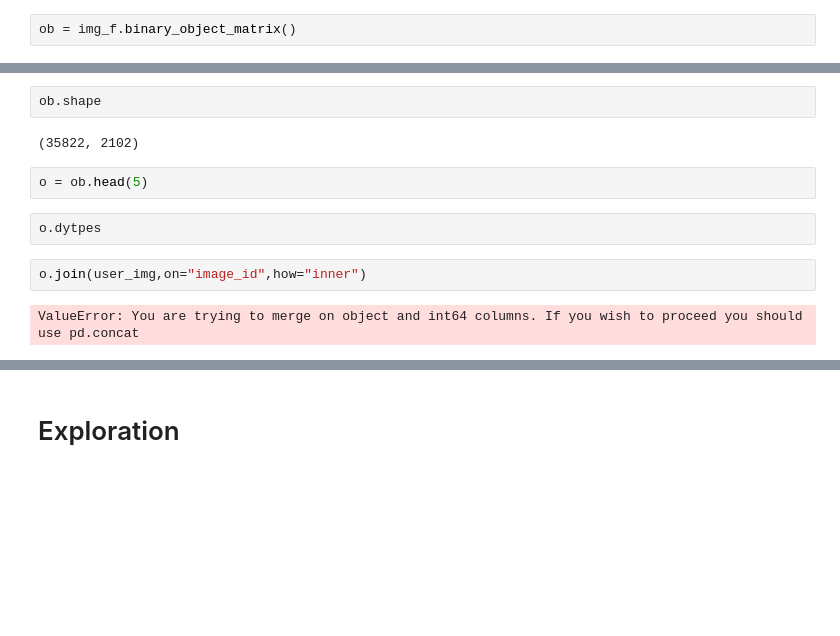
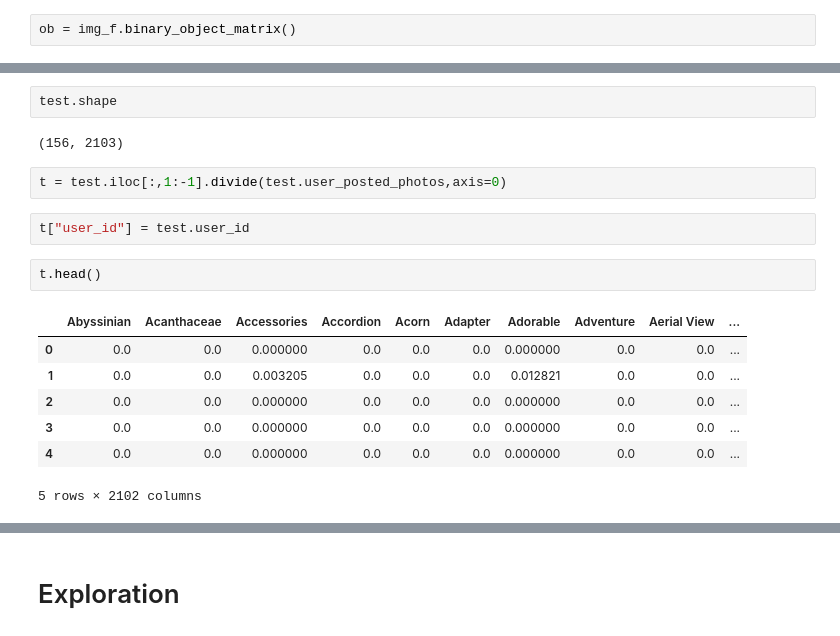
Before and after one commit to JeroenSchmidt/UvA-DSF-group, a Jupyter notebook: uc2/exploration_notebooks/jeroen/create_features_ground_zero.ipynb, the cells around one changed output, grey strips where cells are left out. Saved outputs shown, nothing was run; the diff lists cells and outputs as text; blank space fills up the shorter version.

```diff
--- a/uc2/exploration_notebooks/jeroen/create_features_ground_zero.ipynb
+++ b/uc2/exploration_notebooks/jeroen/create_features_ground_zero.ipynb
@@ -439,12 +460,18 @@ ob = img_f.binary_object_matrix()
 # %%
-ob.shape
+test.shape
 # %% [output]
-(35822, 2102)
+(156, 2103)
-# %%
-o = ob.head(5)
-# %%
-o.dytpes
-# %%
-o.join(user_img,on="image_id",how="inner")
-# %% [output]
-ValueError: You are trying to merge on object and int64 columns. If you wish to proceed you should use pd.concat
+# %%
+t = test.iloc[:,1:-1].divide(test.user_posted_photos,axis=0)
+# %%
+t["user_id"] = test.user_id
+# %%
+t.head()
+# %% [output]
+|  | Abyssinian | Acanthaceae | Accessories | Accordion | Acorn | Adapter | Adorable | Adventure | Aerial View | ... |
+| 0 | 0.0 | 0.0 | 0.000000 | 0.0 | 0.0 | 0.0 | 0.000000 | 0.0 | 0.0 | ... |
+| 1 | 0.0 | 0.0 | 0.003205 | 0.0 | 0.0 | 0.0 | 0.012821 | 0.0 | 0.0 | ... |
+| 2 | 0.0 | 0.0 | 0.000000 | 0.0 | 0.0 | 0.0 | 0.000000 | 0.0 | 0.0 | ... |
+| 3 | 0.0 | 0.0 | 0.000000 | 0.0 | 0.0 | 0.0 | 0.000000 | 0.0 | 0.0 | ... |
+| 4 | 0.0 | 0.0 | 0.000000 | 0.0 | 0.0 | 0.0 | 0.000000 | 0.0 | 0.0 | ... |
+5 rows × 2102 columns
```
Also changed, not shown: parts of 11 cells of this notebook, 1 other file.
